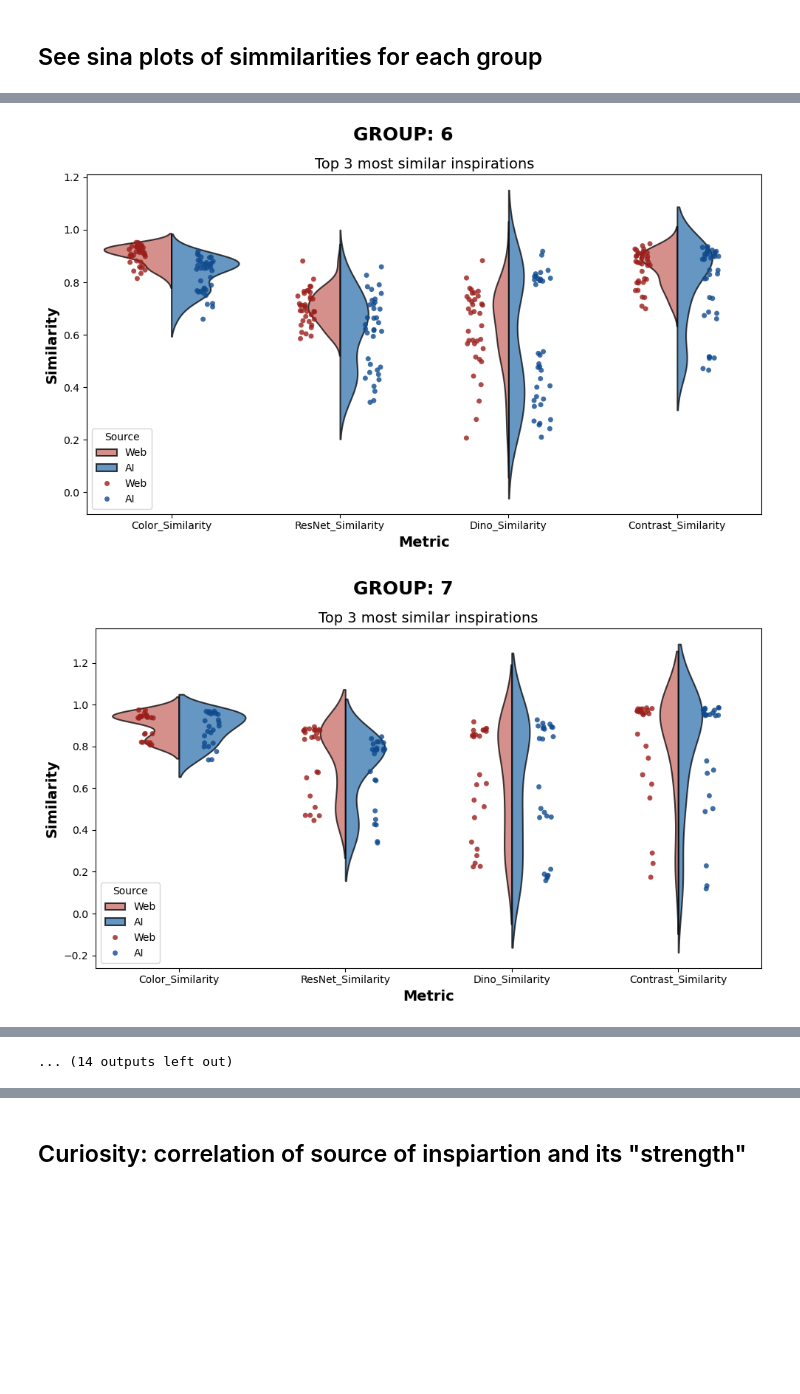
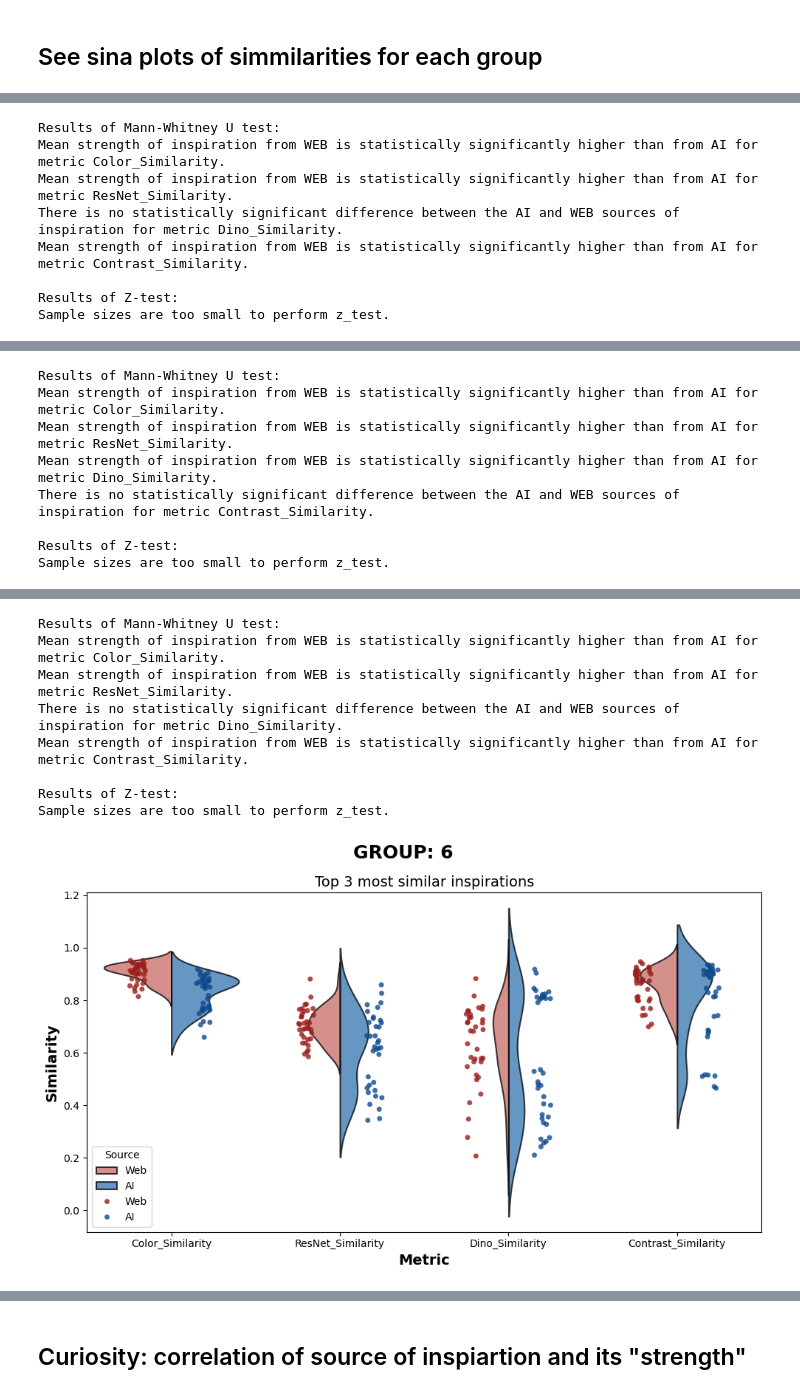
Before and after one commit to adamtms/AI-nspired, a Jupyter notebook: group_scores.ipynb, the cells around one changed output, grey strips where cells are left out. Cells and saved outputs as stored; diff of their text form; code cells hidden in the pictures; blank space fills up the shorter version.

Commit message:
Perform z test for all

```diff
--- a/group_scores.ipynb
+++ b/group_scores.ipynb
@@ -171,3 +193,28 @@ combined_df.head()
+# %%
+from statsmodels.stats.weightstats import ztest as ztest
+
+def perform_z_test(data):
+    print(f"Results of Z-test:")
+    for metric in metrics:
+        scores_method_1 = data[data['Metric'] == metric].query("Source == 'AI'")['Similarity']
+        scores_method_2 = data[data['Metric'] == metric].query("Source == 'Web'")['Similarity']
+
+        if len(scores_method_1) <= 30 or len(scores_method_2) <= 30:
+            print(f"Sample sizes are too small to perform z_test.")
+            print()
+            return
+
+        statistic, p_value = ztest(scores_method_1, scores_method_2, value = 0, usevar='unequal')
+
+        if p_value < 0.05:
+            if scores_method_1.mean() > scores_method_2.mean():
+                print(f"Mean strength of inspiration from AI is statistically significantly higher than from WEB for metric {metric}.")
+
+            else:
+                print(f"Mean strength of inspiration from WEB is statistically significantly higher than from AI for metric {metric}.")
+        else:
+            print(f"There is no statistically significant difference between the AI and WEB sources of inspiration for metric {metric}.")
+    print()
 # %%
 
 def show_simmilarity(group_id, top_count=5):
@@ -211,9 +258,16 @@ def show_simmilarity(group_id, top_count=5):
 
     plt.tight_layout()
     plt.show()
+
+    return top_similarities
 # %%
 for i in range(1, 26):
-    show_simmilarity(i, 3)
+    data = show_simmilarity(i, 3)
 
-show_simmilarity(27, 3)
+    perform_mannwhitneyu_test(data)
+    perform_z_test(data)
+
+data = show_simmilarity(27, 3)
+perform_mannwhitneyu_test(data)
+perform_z_test(data)
 # %% [output]
@@ -222,0 +293,8 @@ show_simmilarity(27, 3)
+Results of Mann-Whitney U test:
+Mean strength of inspiration from WEB is statistically significantly higher than from AI for metric Color_Similarity.
+Mean strength of inspiration from WEB is statistically significantly higher than from AI for metric ResNet_Similarity.
+There is no statistically significant difference between the AI and WEB sources of inspiration for metric Dino_Similarity.
+Mean strength of inspiration from WEB is statistically significantly higher than from AI for metric Contrast_Similarity.
+
+Results of Z-test:
+Sample sizes are too small to perform z_test.
@@ -223,0 +302,8 @@ show_simmilarity(27, 3)
+Results of Mann-Whitney U test:
+Mean strength of inspiration from WEB is statistically significantly higher than from AI for metric Color_Similarity.
+Mean strength of inspiration from WEB is statistically significantly higher than from AI for metric ResNet_Similarity.
+Mean strength of inspiration from WEB is statistically significantly higher than from AI for metric Dino_Similarity.
+There is no statistically significant difference between the AI and WEB sources of inspiration for metric Contrast_Similarity.
+
+Results of Z-test:
+Sample sizes are too small to perform z_test.
@@ -225,2 +311,9 @@ show_simmilarity(27, 3)
+Results of Mann-Whitney U test:
+Mean strength of inspiration from WEB is statistically significantly higher than from AI for metric Color_Similarity.
+Mean strength of inspiration from WEB is statistically significantly higher than from AI for metric ResNet_Similarity.
+There is no statistically significant difference between the AI and WEB sources of inspiration for metric Dino_Similarity.
+Mean strength of inspiration from WEB is statistically significantly higher than from AI for metric Contrast_Similarity.
+
+Results of Z-test:
+Sample sizes are too small to perform z_test.
-[figure, old version]
+[figure, new version]
-[figure, removed]
@@ -232 +319,0 @@ show_simmilarity(27, 3)
-... (14 outputs left out)
```
Also changed, not shown: parts of 8 cells of this notebook.
